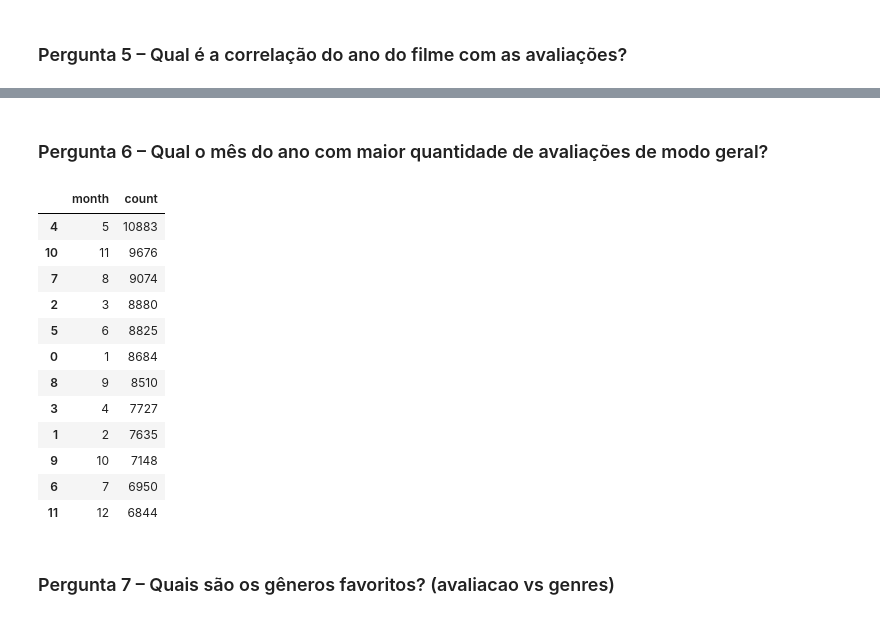
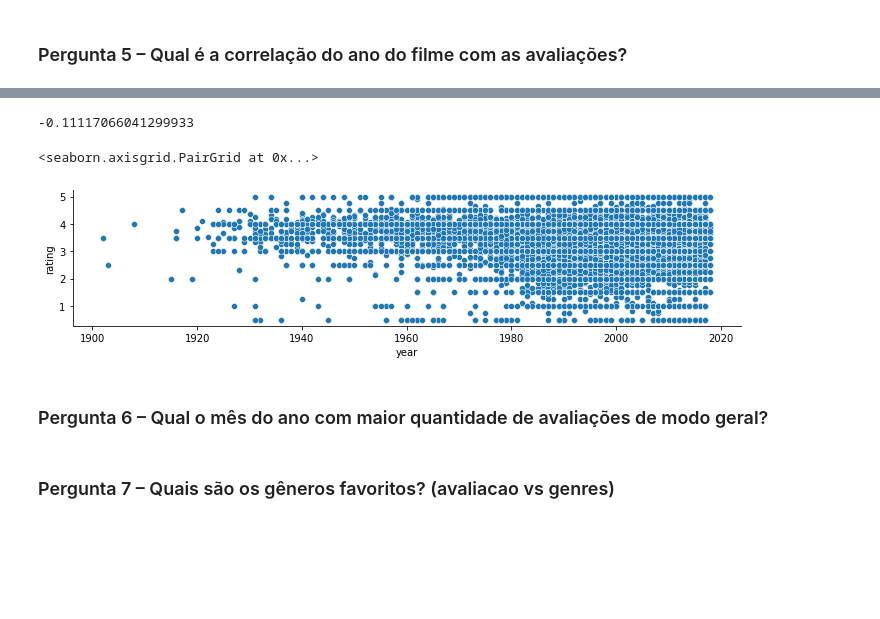
Before and after one commit to thpomari/posgraduacao, a Jupyter notebook: atividades/avaliacao_1/D1EAD-Avaliacao_1.ipynb, the cells around one changed output, grey strips where cells are left out. Drawn from its saved outputs; the diff is of its cells as text; code cells hidden in the pictures; blank space fills up the shorter version.

```diff
--- a/atividades/avaliacao_1/D1EAD-Avaliacao_1.ipynb
+++ b/atividades/avaliacao_1/D1EAD-Avaliacao_1.ipynb
@@ -498,22 +501,13 @@ sns.pairplot(data=df_movies_with_ratings_and_years, x_vars='year', y_vars='ratin
+# %%
+df_movies_with_ratings_and_years = df_movies_title_normalized_year_column.join(df_ratings_group_by_movie.set_index('movieId'),
+                                                                               on='movieId')
+df_movies_with_ratings_and_years['year'].corr(df_movies_with_ratings_and_years['rating'])
+# %% [output]
+-0.11117066041299933
+# %%
+sns.pairplot(data=df_movies_with_ratings_and_years, x_vars='year', y_vars='rating', aspect=4.0)
+# %% [output]
+<seaborn.axisgrid.PairGrid at 0x...>
+[figure, added]
 # %% [markdown]
 ### Pergunta 6 – Qual o mês do ano com maior quantidade de avaliações de modo geral?
-# %%
-df_ratings_with_date = df_ratings.copy()
-df_ratings_with_date['timestamp'] = pd.to_datetime(df_ratings['timestamp'], unit='s').dt.month
-df_ratings_with_date = df_ratings_with_date.rename(columns = {'timestamp': 'month'})
-df_ratings_grouped_by_date = df_ratings_with_date.groupby('month').count().reset_index()[['month', 'userId']].rename(columns={'userId':'count'})
-df_ratings_grouped_by_date.sort_values('count', ascending=False)
-# %% [output]
-|  | month | count |
-| 4 | 5 | 10883 |
-| 10 | 11 | 9676 |
-| 7 | 8 | 9074 |
-| 2 | 3 | 8880 |
-| 5 | 6 | 8825 |
-| 0 | 1 | 8684 |
-| 8 | 9 | 8510 |
-| 3 | 4 | 7727 |
-| 1 | 2 | 7635 |
-| 9 | 10 | 7148 |
-| 6 | 7 | 6950 |
-| 11 | 12 | 6844 |
```
Also changed, not shown: parts of 22 cells of this notebook.
